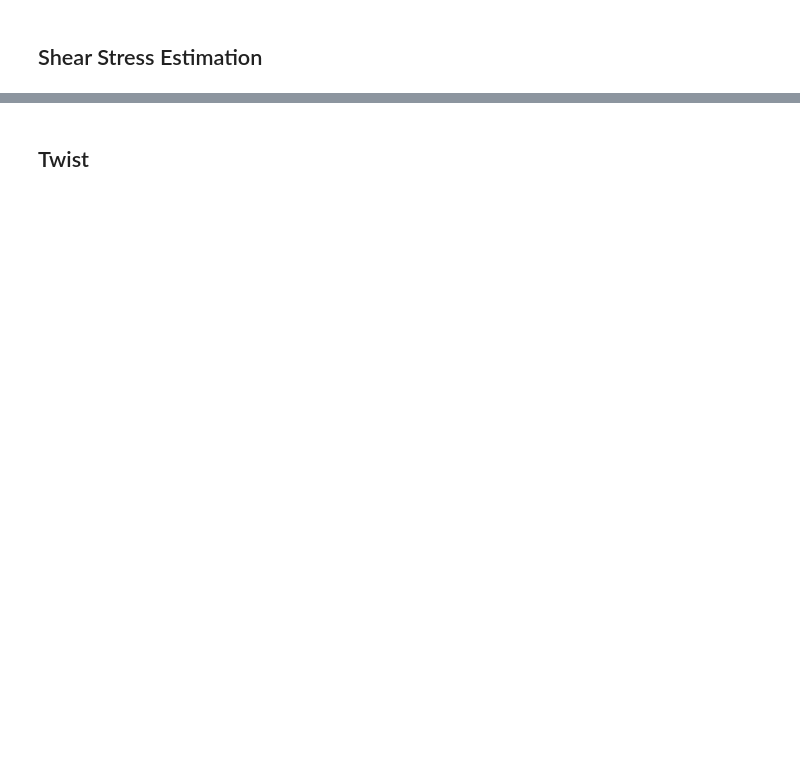
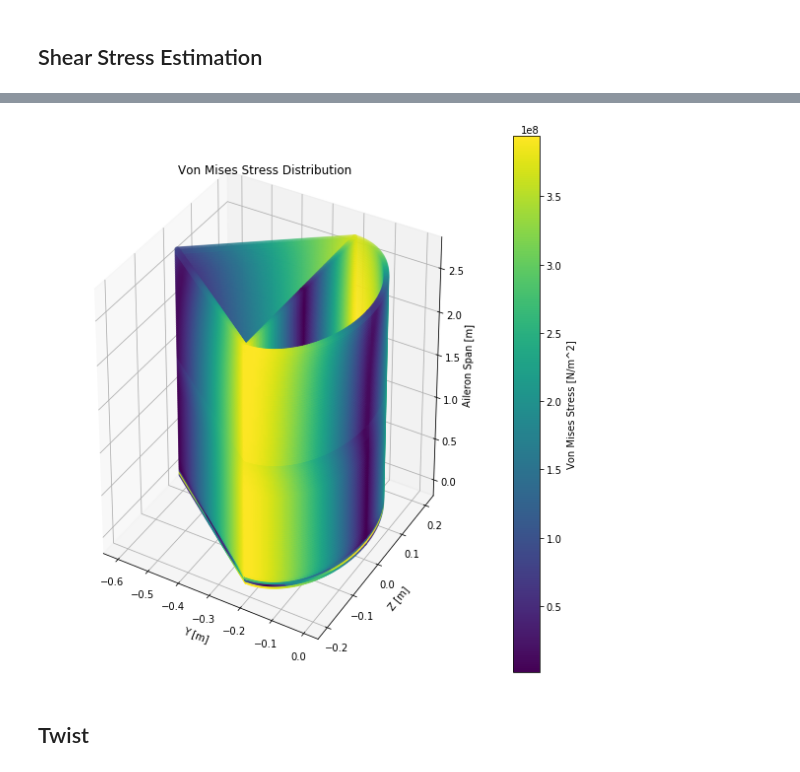
Before and after one commit to pcampolucci/SVV-Group-13-TUDelft, a Jupyter notebook: notebook/SVV - Group 13.ipynb, the cells around one changed output, grey strips where cells are left out. Cells and saved outputs as stored; diff of their text form; code cells hidden in the pictures; blank space fills up the shorter version.

```diff
--- a/notebook/SVV - Group 13.ipynb
+++ b/notebook/SVV - Group 13.ipynb
@@ -1081,13 +1086,13 @@ for i, j in zip([yco2, yco3, yco4, yco5, yco6], [zco2, zco3, zco4, zco5, zco6]):
     yco1.extend(i)
     zco1.extend(j)
 
+x_axis = np.linspace(0, l_a, len(von_mis))
+
 fig = plt.figure(figsize=[10, 10])
 ax = fig.add_subplot(111, projection='3d')
 
-x_axis = np.linspace(0, l_a, len(von_mis))
-
 for i in range(len(von_mis)):
-    p = ax.scatter(zco1, yco1, x_axis[i], c=von_mis[i], cmap='jet')
+    p = ax.scatter(zco1, yco1, x_axis[i], c=von_mis[i])
 
 c = fig.colorbar(p)
 c.set_label('Von Mises Stress [N/m^2]')
@@ -1103,3 +1106,4 @@ plt.show()
+[figure, added]
 # %% [markdown]
 ## Twist
 # %%
```
Also changed, not shown: parts of 16 cells of this notebook.
